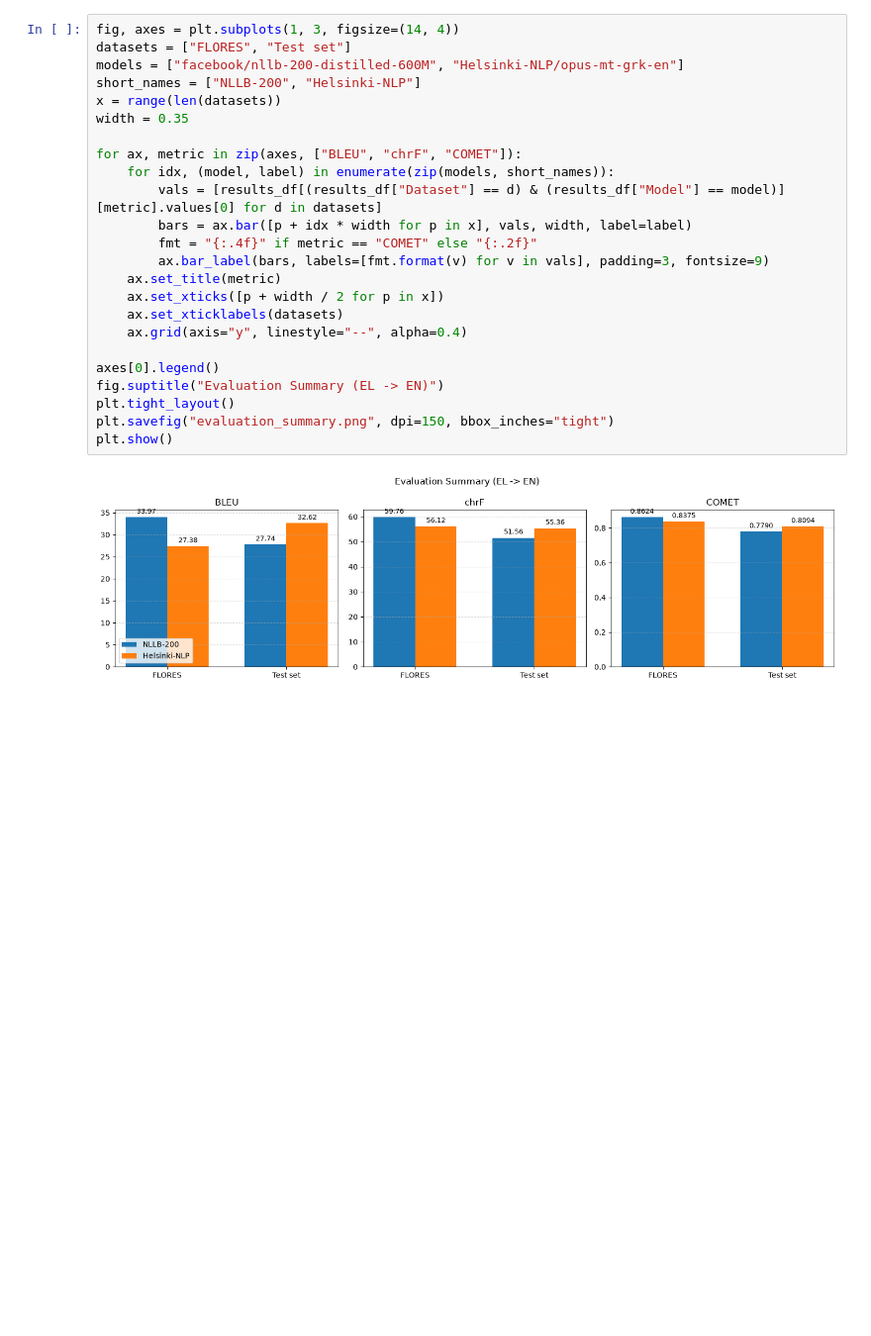
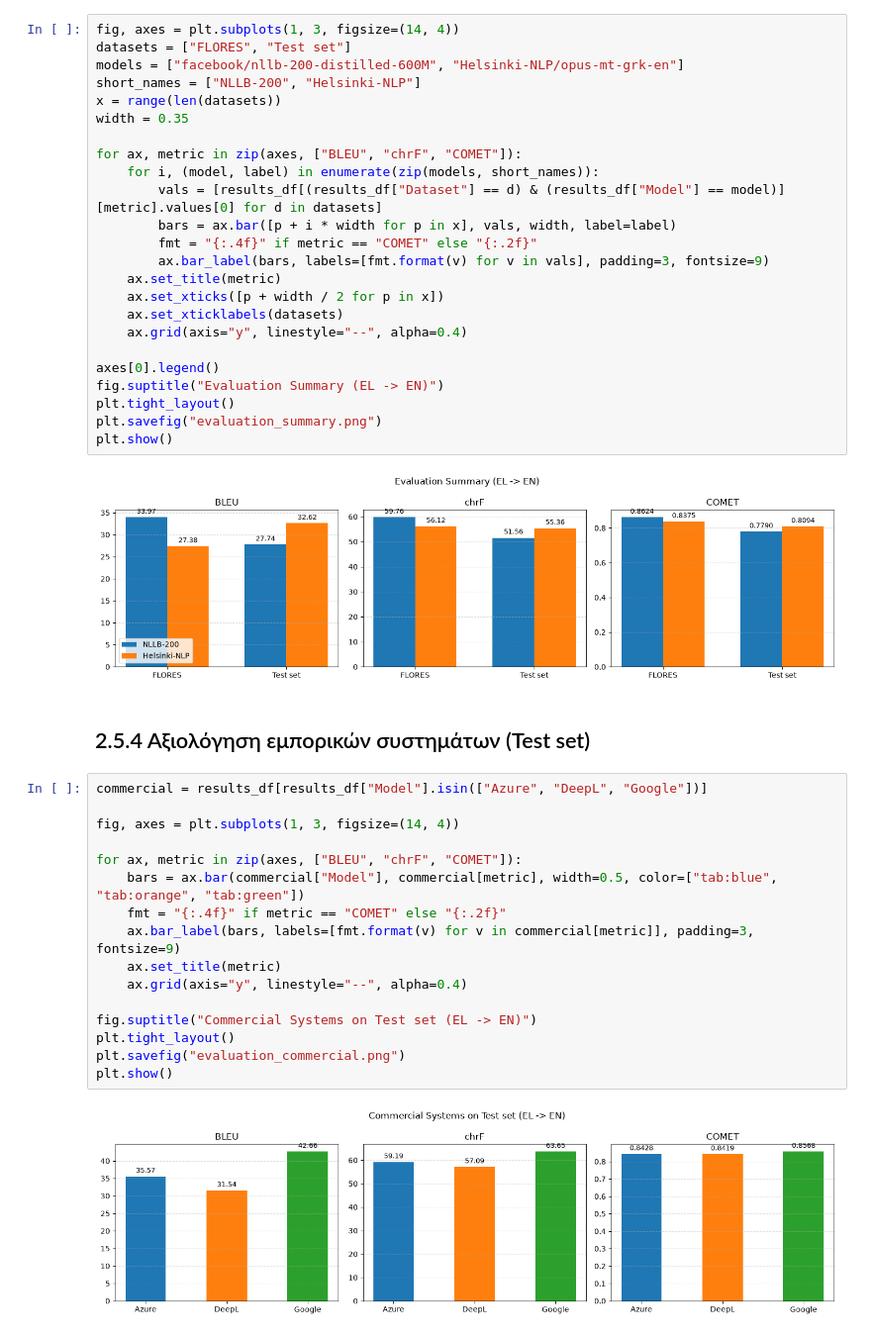
Before and after one commit to katerinadefto-svg/Machine-Translation-Group-Project-1, a Jupyter notebook: flores_evaluation.ipynb, the cells around one changed output. Shown at 99% size. Cells and saved outputs as stored; diff of their text form; blank space fills up the shorter version.

Commit message:
Run commercial evaluation, plots and examples

```diff
--- a/flores_evaluation.ipynb
+++ b/flores_evaluation.ipynb
@@ -229,9 +241,9 @@ x = range(len(datasets))
 width = 0.35
 
 for ax, metric in zip(axes, ["BLEU", "chrF", "COMET"]):
-    for idx, (model, label) in enumerate(zip(models, short_names)):
+    for i, (model, label) in enumerate(zip(models, short_names)):
         vals = [results_df[(results_df["Dataset"] == d) & (results_df["Model"] == model)][metric].values[0] for d in datasets]
-        bars = ax.bar([p + idx * width for p in x], vals, width, label=label)
+        bars = ax.bar([p + i * width for p in x], vals, width, label=label)
         fmt = "{:.4f}" if metric == "COMET" else "{:.2f}"
         ax.bar_label(bars, labels=[fmt.format(v) for v in vals], padding=3, fontsize=9)
     ax.set_title(metric)
@@ -242,7 +254,27 @@ for ax, metric in zip(axes, ["BLEU", "chrF", "COMET"]):
 axes[0].legend()
 fig.suptitle("Evaluation Summary (EL -> EN)")
 plt.tight_layout()
-plt.savefig("evaluation_summary.png", dpi=150, bbox_inches="tight")
+plt.savefig("evaluation_summary.png")
 plt.show()
 # %% [output]
 [figure]
+# %% [markdown]
+## 2.5.4 Αξιολόγηση εμπορικών συστημάτων (Test set)
+# %%
+commercial = results_df[results_df["Model"].isin(["Azure", "DeepL", "Google"])]
+
+fig, axes = plt.subplots(1, 3, figsize=(14, 4))
+
+for ax, metric in zip(axes, ["BLEU", "chrF", "COMET"]):
+    bars = ax.bar(commercial["Model"], commercial[metric], width=0.5, color=["tab:blue", "tab:orange", "tab:green"])
+    fmt = "{:.4f}" if metric == "COMET" else "{:.2f}"
+    ax.bar_label(bars, labels=[fmt.format(v) for v in commercial[metric]], padding=3, fontsize=9)
+    ax.set_title(metric)
+    ax.grid(axis="y", linestyle="--", alpha=0.4)
+
+fig.suptitle("Commercial Systems on Test set (EL -> EN)")
+plt.tight_layout()
+plt.savefig("evaluation_commercial.png")
+plt.show()
+# %% [output]
+[figure, added]
```
Also changed, not shown: parts of 7 cells of this notebook, 2 other files.
